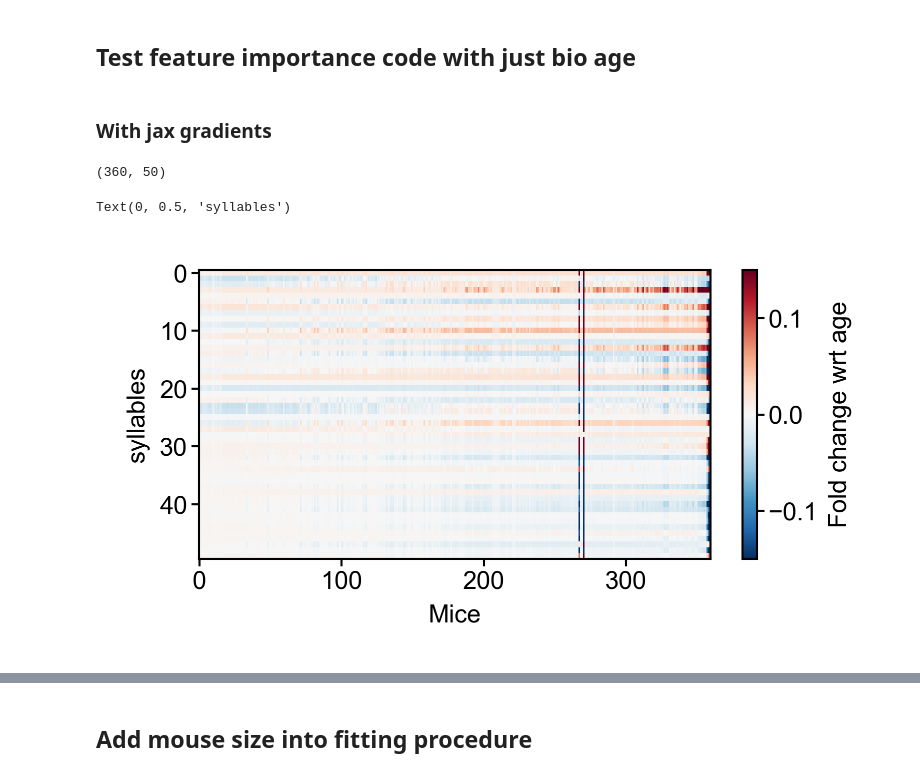
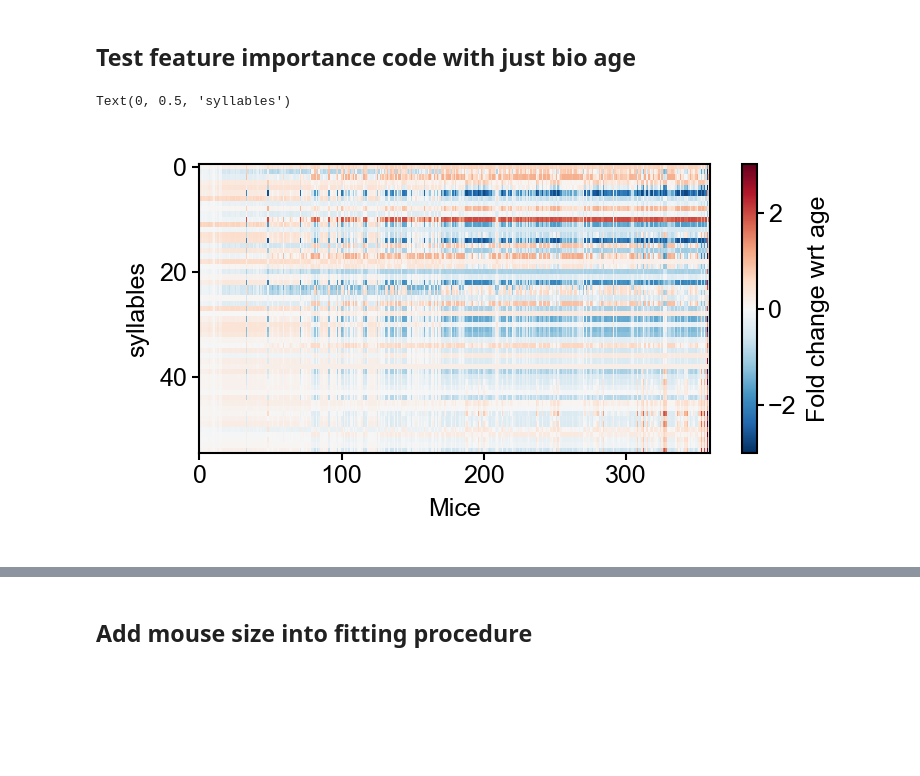
Before and after one commit to dattalab/ontogeny-of-behavior, a Jupyter notebook: notebooks/exploration/win/biological-clock-models/2024-02-04-cv-param-scan.ipynb, the cells around one changed output, grey strips where cells are left out. Saved outputs shown, nothing was run; the diff lists cells and outputs as text; code cells hidden in the pictures; blank space fills up the shorter version.

```diff
--- a/notebooks/exploration/win/biological-clock-models/2024-02-04-cv-param-scan.ipynb
+++ b/notebooks/exploration/win/biological-clock-models/2024-02-04-cv-param-scan.ipynb
@@ -28,10 +35,11 @@ warnings.simplefilter("ignore")
 format_plots()
 # %%
 df = pd.read_parquet(
-    "/n/groups/datta/win/longtogeny/data/ontogeny/version_11/ontogeny_males_relabeled_counts_matrix_v00.parquet"
+    # "/n/groups/datta/win/longtogeny/data/ontogeny/version_11/ontogeny_males_relabeled_counts_matrix_v00.parquet"
+    "/Users/wingillis/Dropbox (HMS)/ontogeny-data/ontogeny_males_relabeled_counts_matrix_v00.parquet"
 )
 df = df.sort_index(axis=1)
 
-n_syllables = 50
+n_syllables = 55
 age = jnp.array(df.index.get_level_values("age"))
 syllable_counts_jax = jnp.array(df.astype(float))[:, :n_syllables]
@@ -38,17 +57,2 @@ syllable_counts_jax = jnp.array(df.astype(float))[:, :n_syllables]
 # %% [markdown]
 ## Run held-out fitting to determine number of splines
-# %%
-def fit_params(counts, n_splines, age):
-    spline_class, splines = create_splines(age_samples, df=n_splines)
-    scale = 0.2
-
-    A = spline_class.transform(age_normalizer(age)).T
-
-    theta_list = []
-    for i in range(n_syllables):
-        _theta, _ = scipy.optimize.nnls(A.T, (counts + 1)[:, i] * scale)
-        theta_list.append(_theta)
-    theta_list = np.array(theta_list).T
-    theta_list = np.where(theta_list == 0, 1e-3, theta_list)
-    params = {'basis_weights': jnp.log(jnp.array(theta_list.T))}
-    return params
@@ -218,21 +192,16 @@ age_normalizer, age_unnormalizer = age_normalizer_factory(
 age_samples = np.linspace(0, 1, 500)
 age_sd = age_normalizer(10)
 
-keep_syllables = 20
-n_sessions = len(syllable_counts_jax)
-
 hypparams = {
     "age_sd": age_sd,
     "params_sd": 0.3,
 }
 n_splines = 5
 
-rng = np.random.RandomState(3)
 spline_class, splines = create_splines(age_samples, df=n_splines)
+params = fit_params(syllable_counts_jax, n_splines, age, age_samples, age_normalizer, n_syllables)
 
-params = fit_params(syllable_counts_jax, n_splines, age)
-
-hypparams["mask"], hypparams["heldout_mask"] = create_masks(keep_syllables, n_syllables, n_sessions, rng)
+# hypparams["mask"], hypparams["heldout_mask"] = create_masks(keep_syllables, n_syllables, n_sessions, rng)
 
 ll_fun = partial(
     neg_log_likelihood,
@@ -254,8 +223,6 @@ heldout_nll = neg_log_likelihood(
     hypparams=hypparams,
     heldout=True,
 )
-# %% [markdown]
-### With jax gradients
 # %%
 bio_ages = get_biological_age(
     optimized_params,
@@ -313,16 +236,14 @@ XX = jax.vmap(fold_fun, in_axes=(0, ))(data)
-# %%
-XX.shape
-# %% [output]
-(360, 50)
+# %%
+local_d = compute_local_derivative(bio_ages, age_normalizer, optimized_params, n_splines)
 # %%
-mag = 0.15
+mag = 3
 figure(2.75, 1.25)
 plt.imshow(
-    XX.T, vmin=-mag, vmax=mag, cmap="RdBu_r", aspect="auto", interpolation="none"
+    local_d.T, vmin=-mag, vmax=mag, cmap="RdBu_r", aspect="auto", interpolation="none"
 )
 plt.colorbar(label="Fold change wrt age")
 plt.xlabel("Mice")
 plt.ylabel("syllables")
 # %% [output]
 Text(0, 0.5, 'syllables')
-[figure, old version]
+[figure, new version]
```
Also changed, not shown: parts of 34 cells of this notebook, 1 other file.
